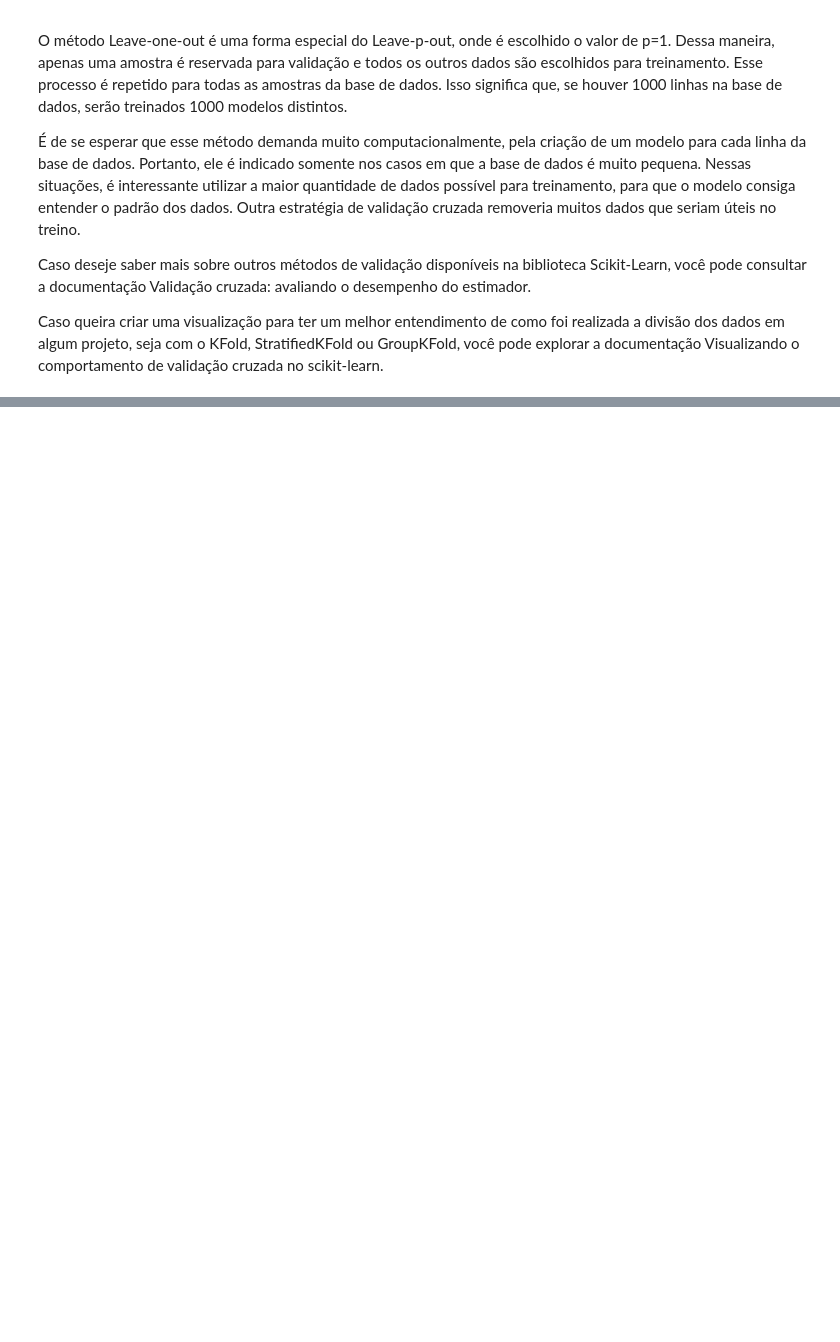
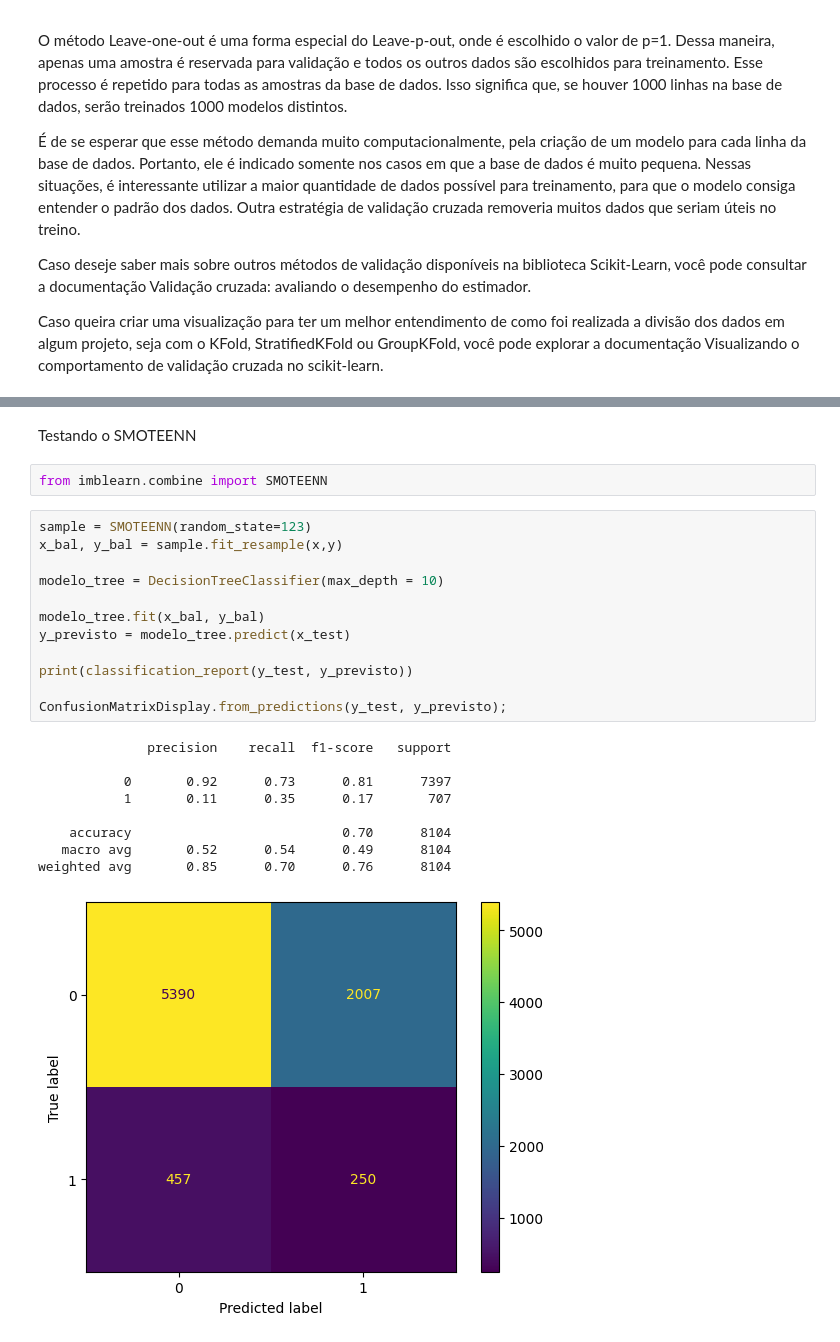
Before and after one commit to mauricioaalmeida/ONE-ML, a Jupyter notebook: ONE_Classificação_Validação_métricas.ipynb, the cells around one changed output, grey strips where cells are left out. Cells and saved outputs as stored; diff of their text form; blank space fills up the shorter version.

```diff
--- a/ONE_Classificação_Validação_métricas.ipynb
+++ b/ONE_Classificação_Validação_métricas.ipynb
@@ -391,0 +606,26 @@ Caso queira criar uma visualização para ter um melhor entendimento de como foi
+# %% [markdown]
+Testando o SMOTEENN
+# %%
+from imblearn.combine import SMOTEENN
+# %%
+sample = SMOTEENN(random_state=123)
+x_bal, y_bal = sample.fit_resample(x,y)
+
+modelo_tree = DecisionTreeClassifier(max_depth = 10)
+
+modelo_tree.fit(x_bal, y_bal)
+y_previsto = modelo_tree.predict(x_test)
+
+print(classification_report(y_test, y_previsto))
+
+ConfusionMatrixDisplay.from_predictions(y_test, y_previsto);
+# %% [output]
+              precision    recall  f1-score   support
+
+           0       0.92      0.73      0.81      7397
+           1       0.11      0.35      0.17       707
+
+    accuracy                           0.70      8104
+   macro avg       0.52      0.54      0.49      8104
+weighted avg       0.85      0.70      0.76      8104
+[figure, added]
```
Also changed, not shown: parts of 74 cells of this notebook.
